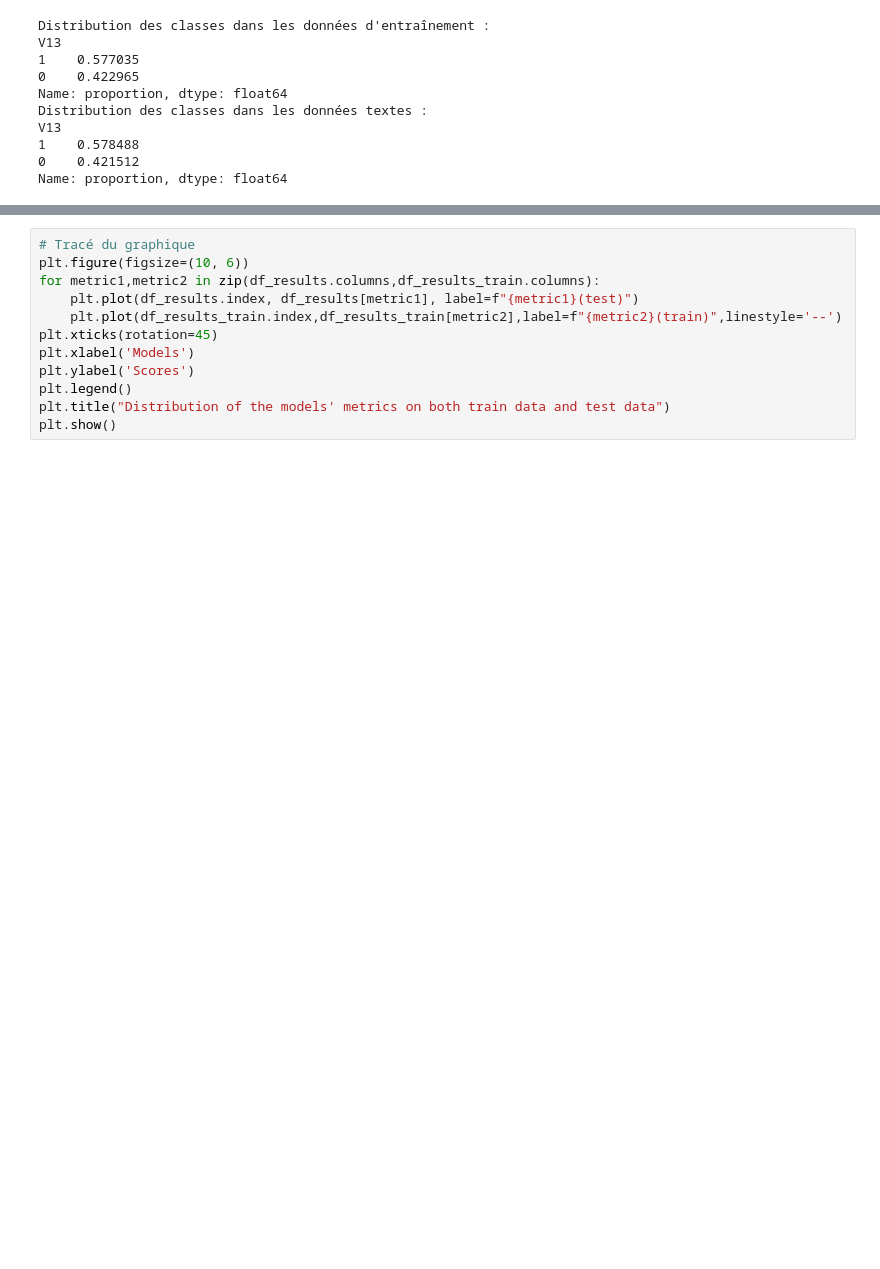
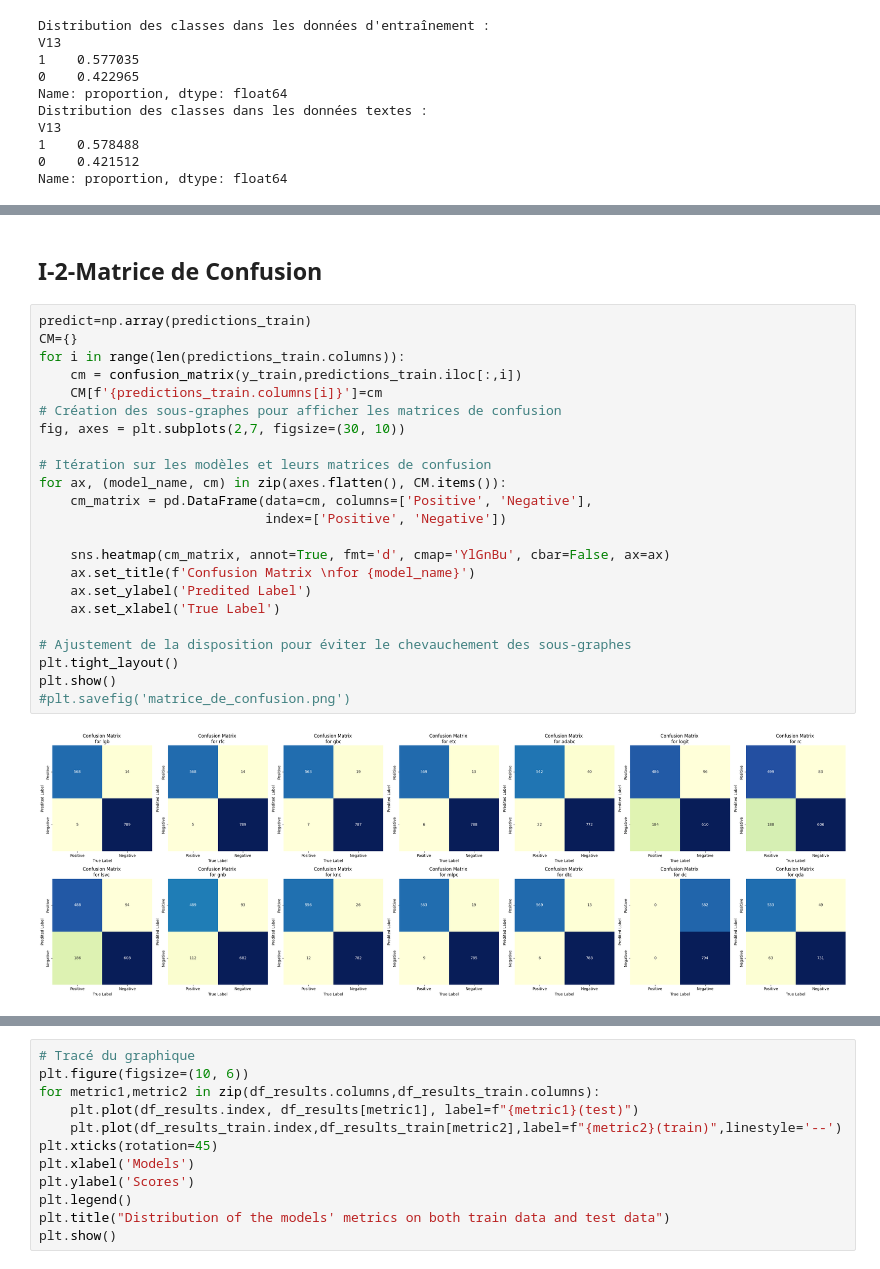
Before and after one commit to KokouNoe/muscoloskeletal_disorder_prediction, a Jupyter notebook: TMC_prediction.ipynb, the cells around one changed output, grey strips where cells are left out. Drawn from its saved outputs; the diff is of its cells as text; blank space fills up the shorter version.

```diff
--- a/TMC_prediction.ipynb
+++ b/TMC_prediction.ipynb
@@ -248,0 +287,27 @@ predictions_train=pd.DataFrame()
+# %% [markdown]
+## **I-2-Matrice de Confusion**
+# %%
+predict=np.array(predictions_train)
+CM={}
+for i in range(len(predictions_train.columns)):
+    cm = confusion_matrix(y_train,predictions_train.iloc[:,i])
+    CM[f'{predictions_train.columns[i]}']=cm
+# Création des sous-graphes pour afficher les matrices de confusion
+fig, axes = plt.subplots(2,7, figsize=(30, 10))
+
+# Itération sur les modèles et leurs matrices de confusion
+for ax, (model_name, cm) in zip(axes.flatten(), CM.items()):
+    cm_matrix = pd.DataFrame(data=cm, columns=['Positive', 'Negative'],
+                             index=['Positive', 'Negative'])
+
+    sns.heatmap(cm_matrix, annot=True, fmt='d', cmap='YlGnBu', cbar=False, ax=ax)
+    ax.set_title(f'Confusion Matrix \nfor {model_name}')
+    ax.set_ylabel('Predited Label')
+    ax.set_xlabel('True Label')
+
+# Ajustement de la disposition pour éviter le chevauchement des sous-graphes
+plt.tight_layout()
+plt.show()
+#plt.savefig('matrice_de_confusion.png')
+# %% [output]
+[figure, added]
```
Also changed, not shown: parts of 23 cells of this notebook, 1 other file.
